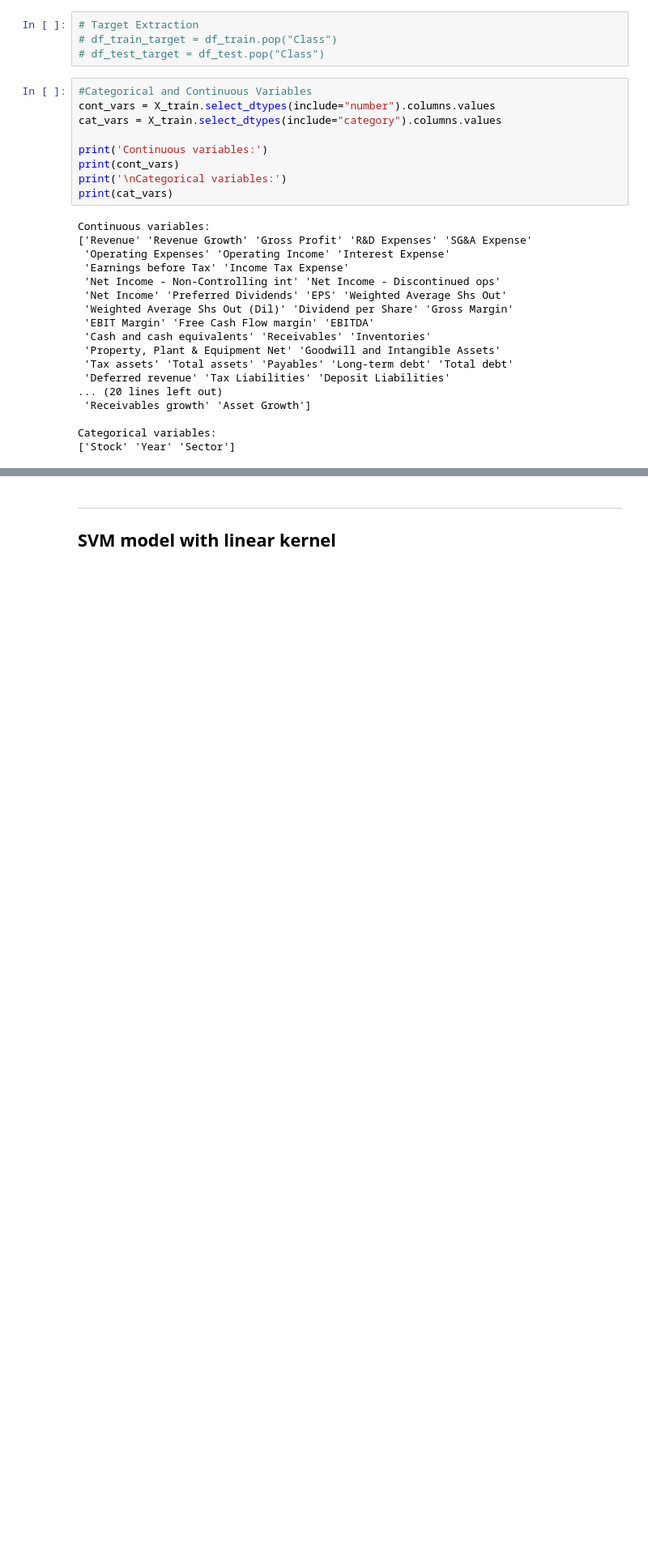
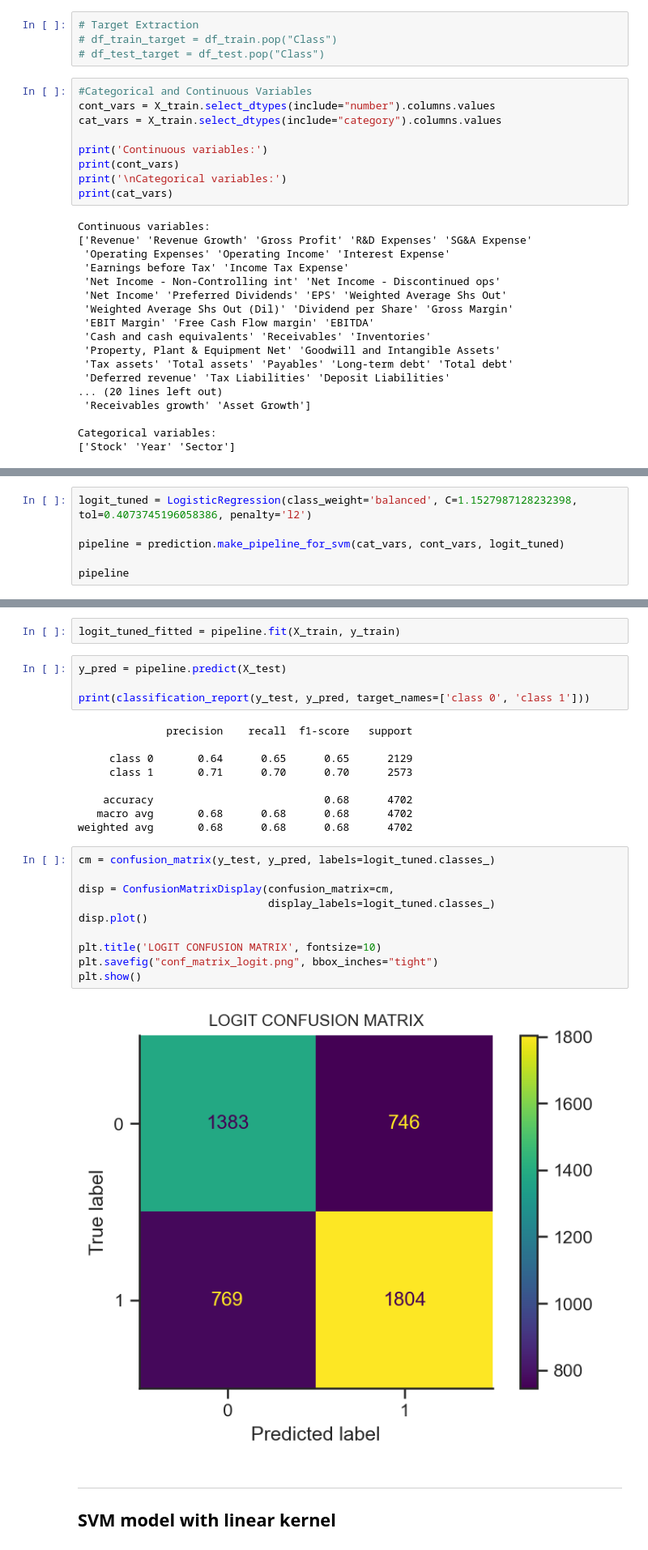
Before and after one commit to Simbonobo/economics, a Jupyter notebook: notebooks/Prediction.ipynb, the cells around one changed output, grey strips where cells are left out. Shown at 81% size. Saved outputs shown, nothing was run; the diff lists cells and outputs as text; blank space fills up the shorter version.

```diff
--- a/notebooks/Prediction.ipynb
+++ b/notebooks/Prediction.ipynb
@@ -95,0 +188,6 @@ Categorical variables:
+# %%
+logit_tuned = LogisticRegression(class_weight='balanced', C=1.1527987128232398, tol=0.4073745196058386, penalty='l2')
+
+pipeline = prediction.make_pipeline_for_svm(cat_vars, cont_vars, logit_tuned)
+
+pipeline
@@ -96,3 +215,30 @@ Categorical variables:
+# %%
+logit_tuned_fitted = pipeline.fit(X_train, y_train)
+# %%
+y_pred = pipeline.predict(X_test)
+
+print(classification_report(y_test, y_pred, target_names=['class 0', 'class 1']))
+# %% [output]
+              precision    recall  f1-score   support
+
+     class 0       0.64      0.65      0.65      2129
+     class 1       0.71      0.70      0.70      2573
+
+    accuracy                           0.68      4702
+   macro avg       0.68      0.68      0.68      4702
+weighted avg       0.68      0.68      0.68      4702
+# %%
+cm = confusion_matrix(y_test, y_pred, labels=logit_tuned.classes_)
+
+disp = ConfusionMatrixDisplay(confusion_matrix=cm,
+                              display_labels=logit_tuned.classes_)
+disp.plot()
+
+plt.title('LOGIT CONFUSION MATRIX', fontsize=10)
+plt.savefig("conf_matrix_logit.png", bbox_inches="tight")
+plt.show()
+# %% [output]
+[figure, added]
 # %% [markdown]
 ---
 
```
Also changed, not shown: parts of 29 cells of this notebook.
